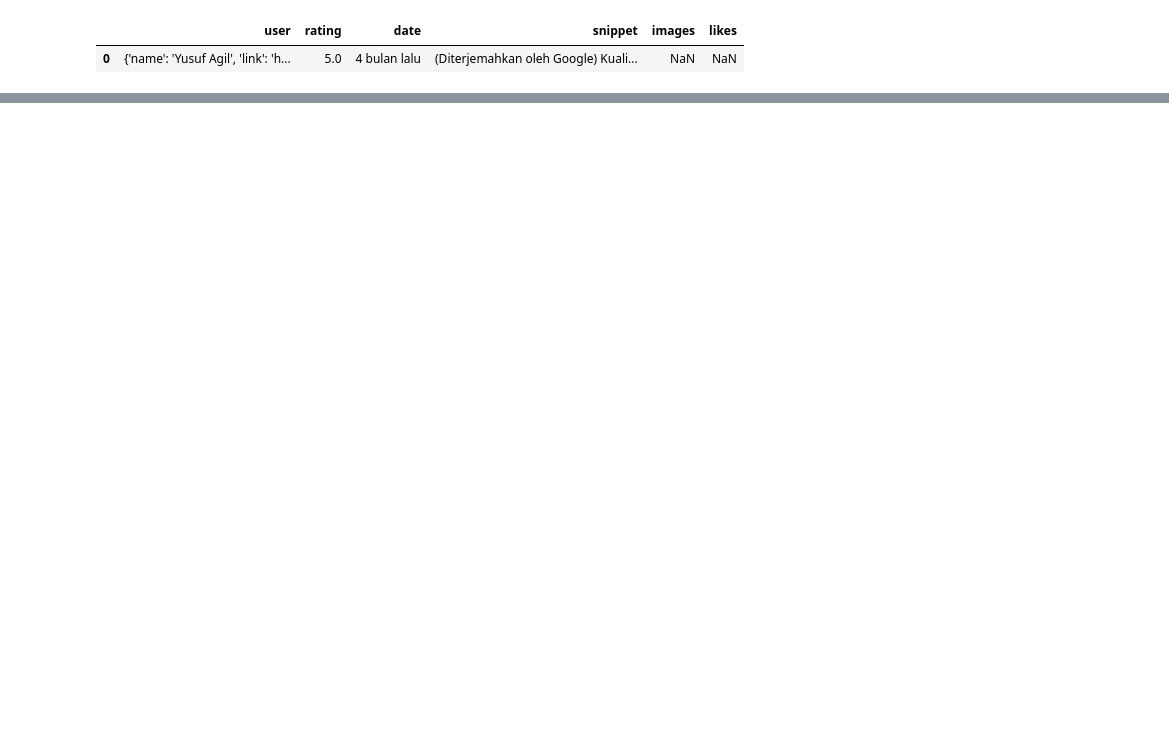
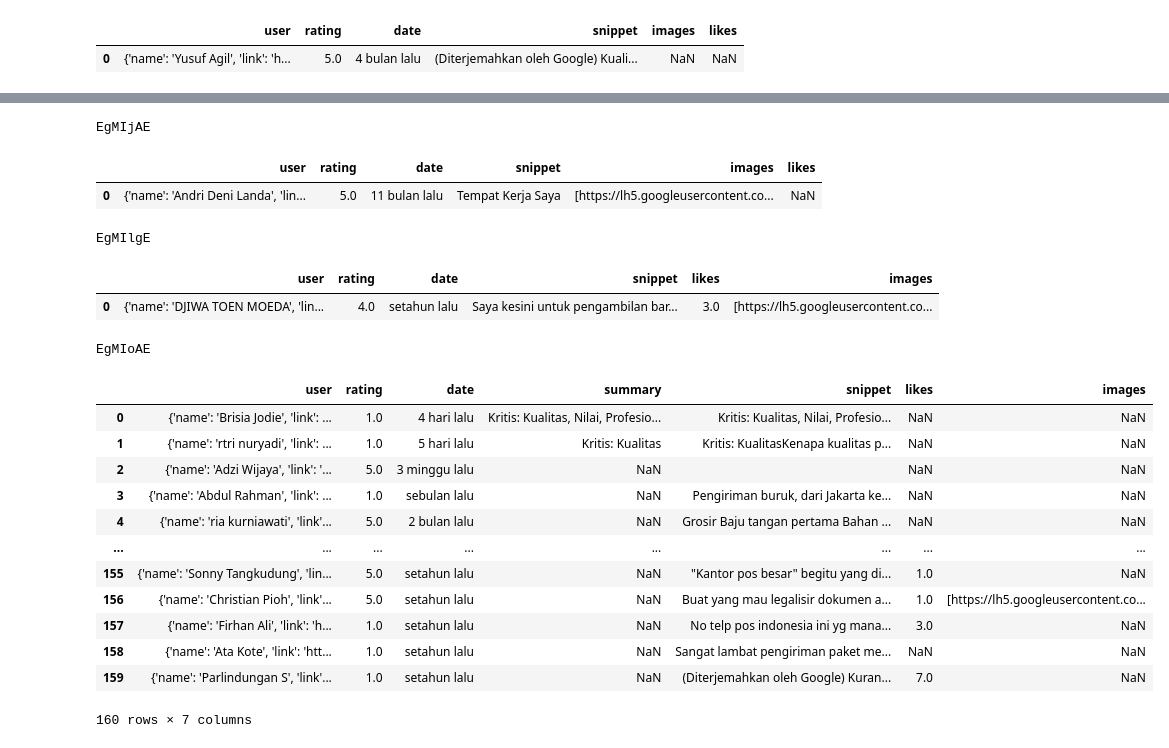
Before and after one commit to dwissaaj/Google_Maps_Mining, a Jupyter notebook: mining.ipynb, the cells around one changed output, grey strips where cells are left out. Drawn from its saved outputs; the diff is of its cells as text; code cells hidden in the pictures; blank space fills up the shorter version.

```diff
--- a/mining.ipynb
+++ b/mining.ipynb
@@ -113,0 +307,67 @@ new_data.to_excel("testing pos review 1.xlsx")
+# %%
+print(results13["serpapi_pagination"]["next_page_token"])
+# %% [output]
+EgMIjAE
+# %%
+params = {
+  "engine": "google_maps_reviews",
+  "data_id": "0x2e69f5cf57f221d7:0x312d7e4c1ca898e0",
+    "sort_by":"newestFirst",
+    "hl":"id",
+    "next_page_token":"EgMIjAE",
+  "api_key": "1c33c59f4cb1d26dd31598098acc27c528873a12c11c0f583d6cdcfec5fa6d1d"
+}
+
+search14 = GoogleSearch(params)
+results14 = search14.get_dict()
+reviews14 = results14['reviews']
+data14 = pd.DataFrame(reviews14)
+data14.head(1)
+# %% [output]
+|  | user | rating | date | snippet | images | likes |
+| 0 | {'name': 'Andri Deni Landa', 'lin... | 5.0 | 11 bulan lalu | Tempat Kerja Saya | [https://lh5.googleusercontent.co... | NaN |
+# %%
+print(results14["serpapi_pagination"]["next_page_token"])
+# %% [output]
+EgMIlgE
+# %%
+params = {
+  "engine": "google_maps_reviews",
+  "data_id": "0x2e69f5cf57f221d7:0x312d7e4c1ca898e0",
+    "sort_by":"newestFirst",
+    "hl":"id",
+    "next_page_token":"EgMIlgE",
+  "api_key": "1c33c59f4cb1d26dd31598098acc27c528873a12c11c0f583d6cdcfec5fa6d1d"
+}
+
+search15 = GoogleSearch(params)
+results15 = search15.get_dict()
+reviews15 = results15['reviews']
+data15 = pd.DataFrame(reviews15)
+data15.head(1)
+# %% [output]
+|  | user | rating | date | snippet | likes | images |
+| 0 | {'name': 'DJIWA TOEN MOEDA', 'lin... | 4.0 | setahun lalu | Saya kesini untuk pengambilan bar... | 3.0 | [https://lh5.googleusercontent.co... |
+# %%
+print(results15["serpapi_pagination"]["next_page_token"])
+# %% [output]
+EgMIoAE
+# %%
+new_df = pd.concat([data,data1,data2,data3,data4,data5,data6,
+                    data7,data8,data9,data10,data11,data12,data13,data14,data15],ignore_index=True)
+new_df
+#new_df.to_excel("Gmaps Review j&t Pusat V1 13-10-2021 15.00 Jln.Pemuda No 705.xlsx")
+# %% [output]
+|  | user | rating | date | summary | snippet | likes | images |
+| 0 | {'name': 'Brisia Jodie', 'link': ... | 1.0 | 4 hari lalu | Kritis: Kualitas, Nilai, Profesio... | Kritis: Kualitas, Nilai, Profesio... | NaN | NaN |
+| 1 | {'name': 'rtri nuryadi', 'link': ... | 1.0 | 5 hari lalu | Kritis: Kualitas | Kritis: KualitasKenapa kualitas p... | NaN | NaN |
+| 2 | {'name': 'Adzi Wijaya', 'link': '... | 5.0 | 3 minggu lalu | NaN |  | NaN | NaN |
+| 3 | {'name': 'Abdul Rahman', 'link': ... | 1.0 | sebulan lalu | NaN | Pengiriman buruk, dari Jakarta ke... | NaN | NaN |
+| 4 | {'name': 'ria kurniawati', 'link'... | 5.0 | 2 bulan lalu | NaN | Grosir Baju tangan pertama Bahan ... | NaN | NaN |
+| ... | ... | ... | ... | ... | ... | ... | ... |
+| 155 | {'name': 'Sonny Tangkudung', 'lin... | 5.0 | setahun lalu | NaN | "Kantor pos besar" begitu yang di... | 1.0 | NaN |
+| 156 | {'name': 'Christian Pioh', 'link'... | 5.0 | setahun lalu | NaN | Buat yang mau legalisir dokumen a... | 1.0 | [https://lh5.googleusercontent.co... |
+| 157 | {'name': 'Firhan Ali', 'link': 'h... | 1.0 | setahun lalu | NaN | No telp pos indonesia ini yg mana... | 3.0 | NaN |
+| 158 | {'name': 'Ata Kote', 'link': 'htt... | 1.0 | setahun lalu | NaN | Sangat lambat pengiriman paket me... | NaN | NaN |
+| 159 | {'name': 'Parlindungan S', 'link'... | 1.0 | setahun lalu | NaN | (Diterjemahkan oleh Google) Kuran... | 7.0 | NaN |
+160 rows × 7 columns
```
Also changed, not shown: parts of 26 cells of this notebook, 3 other files.
